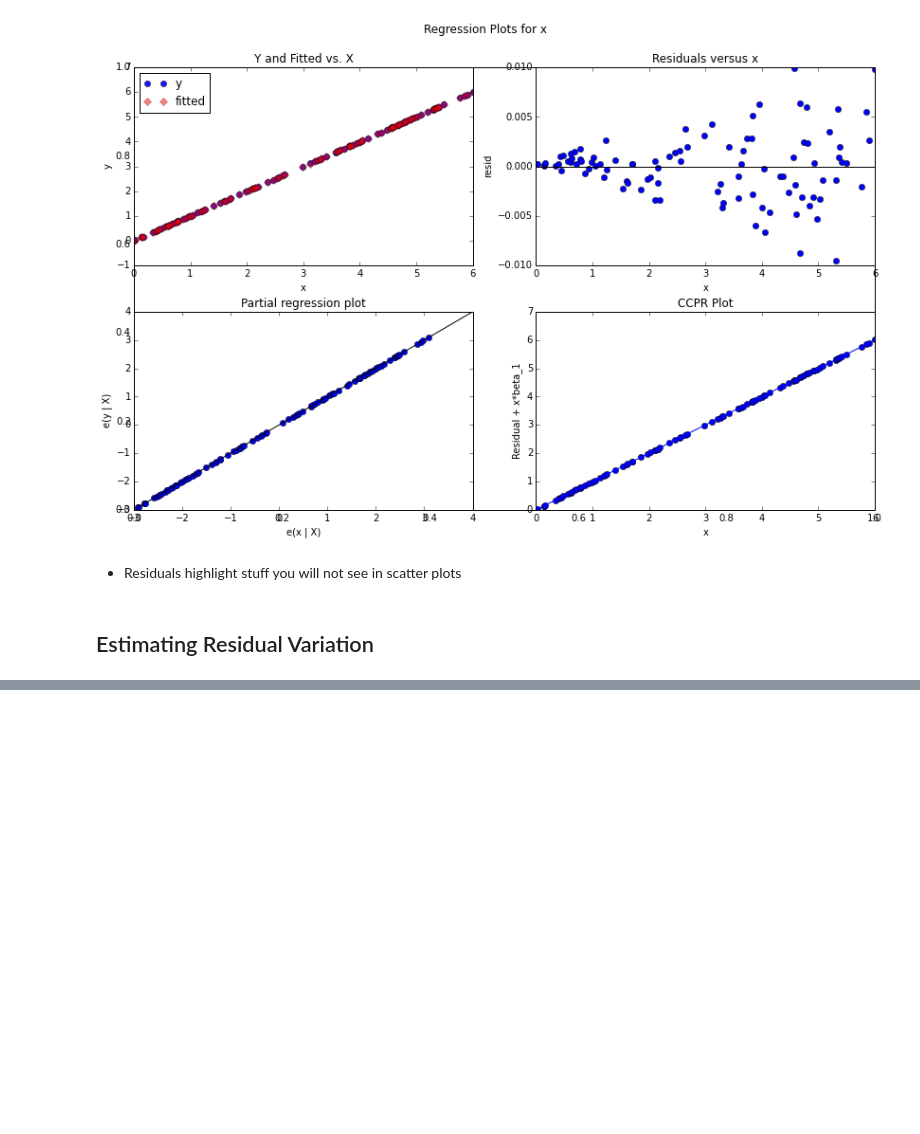
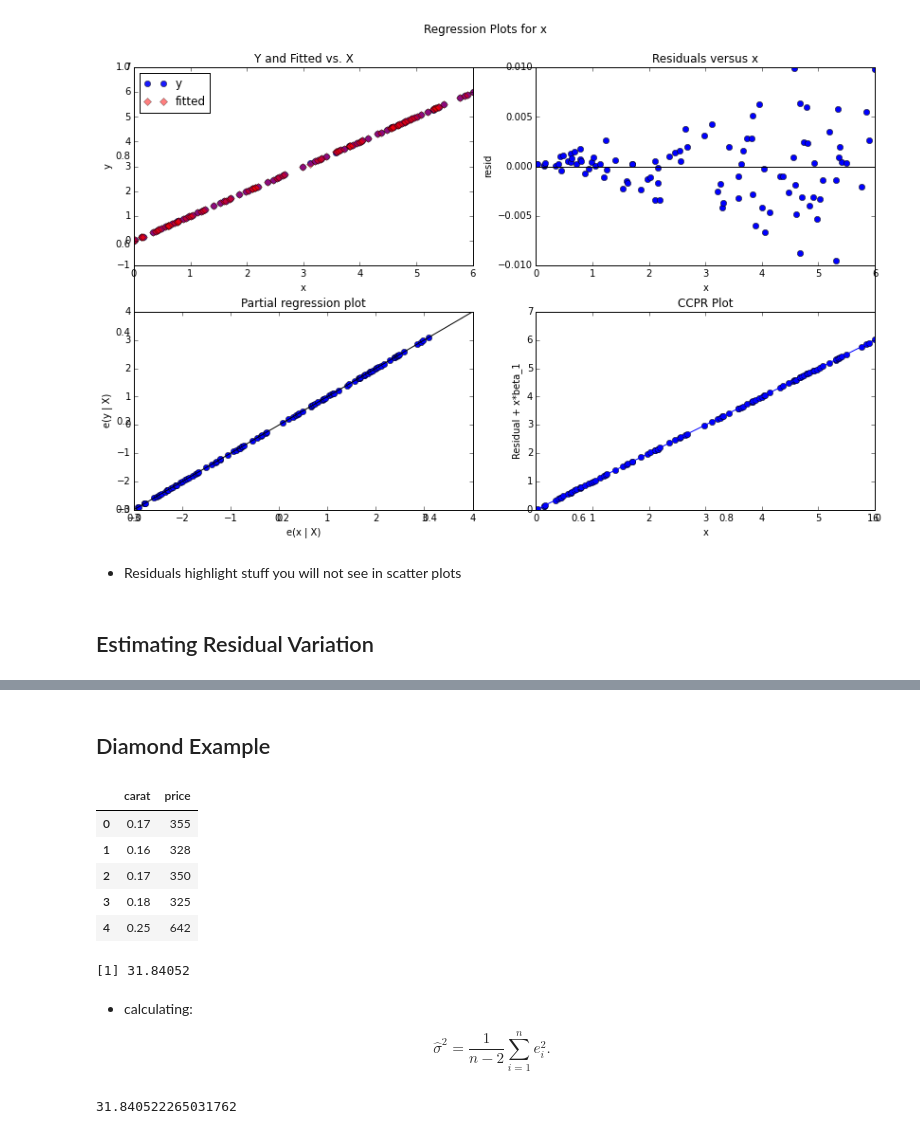
Before and after one commit to idrisr/coursera-regressions, a Jupyter notebook: regressions.ipynb, the cells around one changed output, grey strips where cells are left out. Saved outputs shown, nothing was run; the diff lists cells and outputs as text; code cells hidden in the pictures; blank space fills up the shorter version.

```diff
--- a/regressions.ipynb
+++ b/regressions.ipynb
@@ -932,0 +941,19 @@ graphics.plot_regress_exog(r_hetero, "x", fig)
+# %% [markdown]
+## Diamond Example
+# %%
+diamond.head()
+# %% [output]
+|  | carat | price |
+| 0 | 0.17 | 355 |
+| 1 | 0.16 | 328 |
+| 2 | 0.17 | 350 |
+| 3 | 0.18 | 325 |
+| 4 | 0.25 | 642 |
+# %%
+%%R
+y <- diamond$price; x <- diamond$carat; n <- length(y)
+fit <- lm(y ~ x)
+summary(fit)$sigma
+sqrt(sum(resid(fit)^2) / (n - 2))
+# %% [output]
+[1] 31.84052
@@ -932,0 +965,10 @@ graphics.plot_regress_exog(r_hetero, "x", fig)
+# %% [markdown]
+* calculating:
+
+$$ \hat \sigma^2 = \frac{1}{n-2}\sum_{i=1}^n e_i^2. $$
+# %%
+from math import sqrt
+sigma = sqrt((e.shape[0]-2)**-1 * e.sum())
+sigma
+# %% [output]
+31.840522265031762
```
Also changed, not shown: parts of 19 cells of this notebook, 1 other file.
